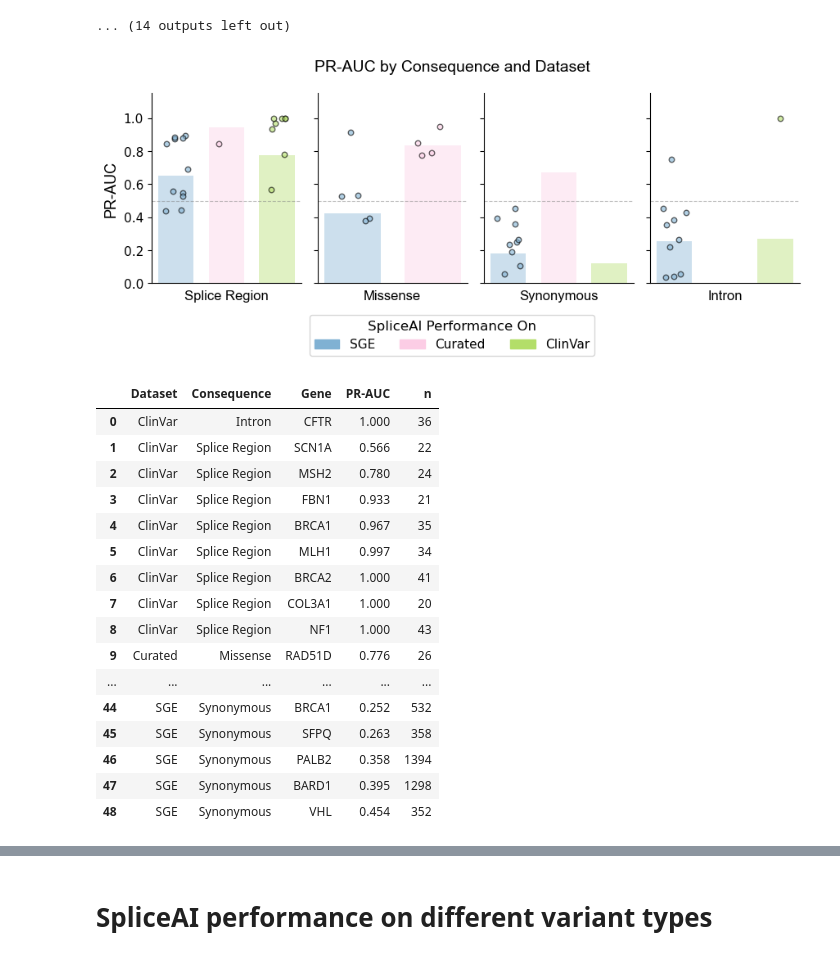
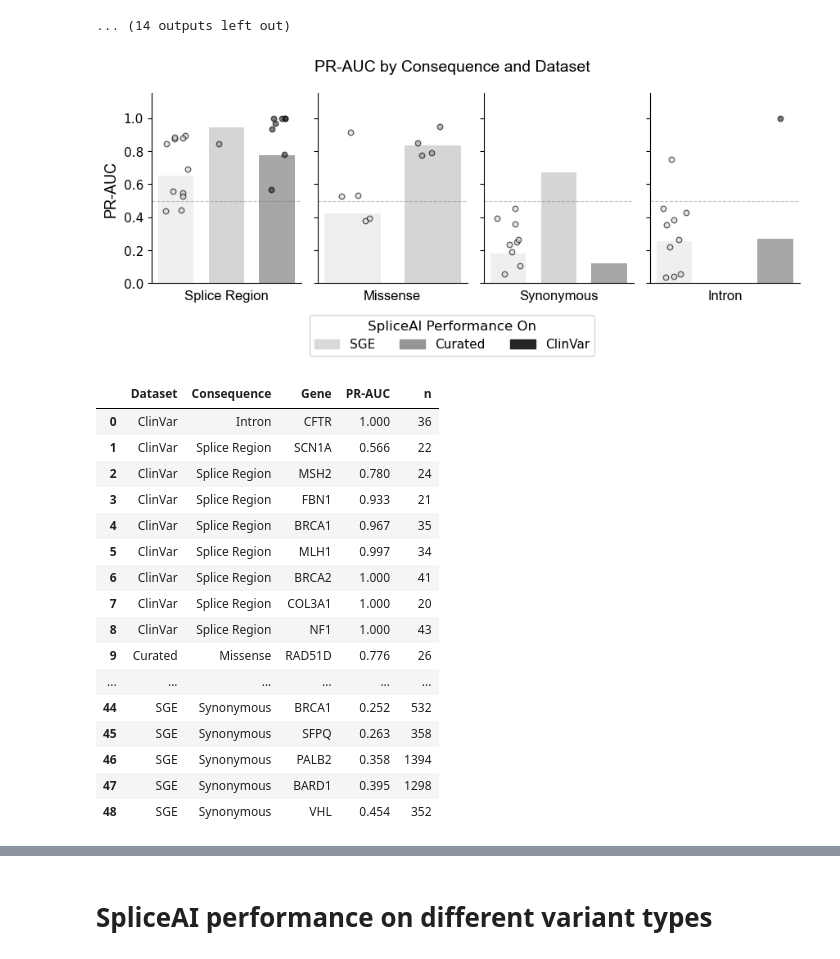
Before and after one commit to ivanw314/PillarProject_CAVA_Analysis, a Jupyter notebook: Notebooks/PP_SpliceAI_Joint_benchmarking.ipynb, the cells around one changed output, grey strips where cells are left out. Drawn from its saved outputs; the diff is of its cells as text; code cells hidden in the pictures.

Commit message:
Update PP_SpliceAI_Joint_benchmarking.ipynb
Colors gray-scaled

```diff
--- a/Notebooks/PP_SpliceAI_Joint_benchmarking.ipynb
+++ b/Notebooks/PP_SpliceAI_Joint_benchmarking.ipynb
@@ -720,7 +720,7 @@ MIN_GENE_N_PER_CLASS = 3
 GENE_COL_MAP = {'SGE': 'Gene', 'Curated': 'Gene', 'ClinVar': 'GeneSymbol'}
 
 _dataset_order = list(dfs.keys())
-_PRAUC_COLORS  = {'SGE': '#80b1d3', 'Curated': '#fccde5', 'ClinVar': '#b3de69'}
+_PRAUC_COLORS  = {'SGE': '#d9d9d9', 'Curated': '#969696', 'ClinVar': '#252525'}
 
 
 def plot_prauc_bars(agg_df, gene_df, consequence_order, title):
@@ -851,35 +851,35 @@ _base = alt.Chart(auc_summary_df).encode(
     y=alt.Y("PR-AUC:Q", scale=alt.Scale(domain=[0, 1]),
             axis=alt.Axis(title="PR-AUC", labelFontSize=14, titleFontSize=16,
                           labelFont="Arial", titleFont="Arial")),
     color=alt.Color("Dataset:N", sort=_dataset_order,
                 scale=alt.Scale(range=[_PRAUC_COLORS[d] for d in _dataset_order]),
                     legend=alt.Legend(title="SpliceAI Performance On", labelFontSize=13, titleFontSize=14,
                                       labelFont="Arial", titleFont="Arial",
                                       orient="bottom", direction="horizontal")),
     tooltip=[
         alt.Tooltip("Dataset:N"),
         alt.Tooltip("Consequence:N"),
         alt.Tooltip("PR-AUC:Q", format=".3f", title="PR-AUC"),
         alt.Tooltip("n:Q", title="n"),
     ],
 )
 (
-    alt.layer(_base.mark_bar(),
+    alt.layer(_base.mark_bar(stroke='black'),
               _base.mark_text(dy=-6, fontSize=10, fontWeight="bold", color="black").encode(
                   text=alt.Text("PR-AUC:Q", format=".2f")))
     .properties(width=80, height=180)
     .facet(column=alt.Column(
         "Consequence:N", sort=CONSEQUENCE_ORDER,
         header=alt.Header(title=None, labelFontSize=14, labelFont="Arial",
                           labelOrient="bottom", labelPadding=8),
     ))
     .properties(title="PR-AUC by Consequence and Dataset")
     .configure_title(font="Arial", fontSize=16)
     .configure_axis(grid=False)
     .configure_view(stroke=None)
 ).display()
 # %% [output]
-[figure, old version]
+[figure, new version]
 |  | Dataset | Consequence | Gene | PR-AUC | n |
 | 0 | ClinVar | Intron | CFTR | 1.000 | 36 |
 | 1 | ClinVar | Splice Region | SCN1A | 0.566 | 22 |
```
Also changed, not shown: parts of 2 cells of this notebook.
